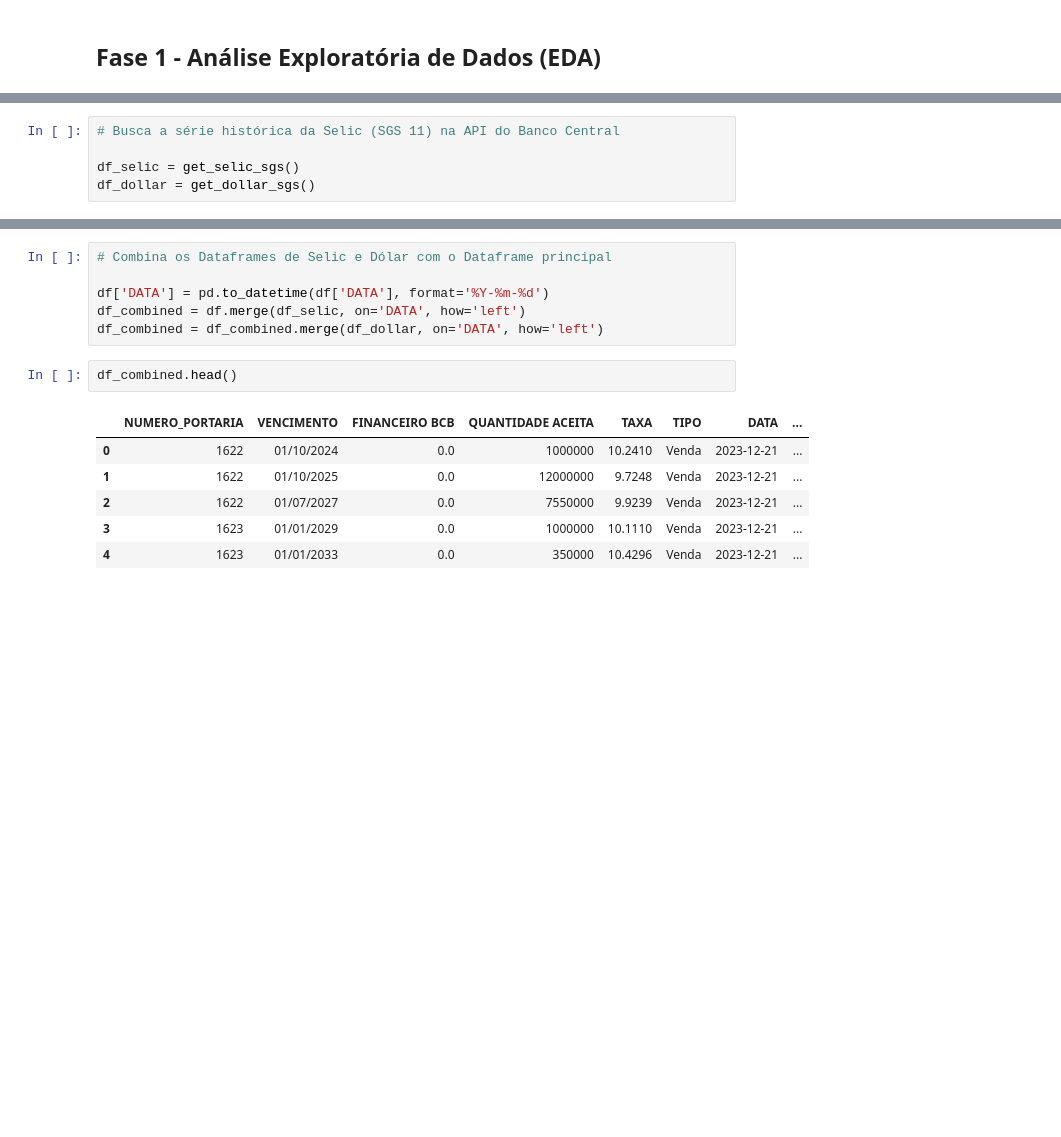
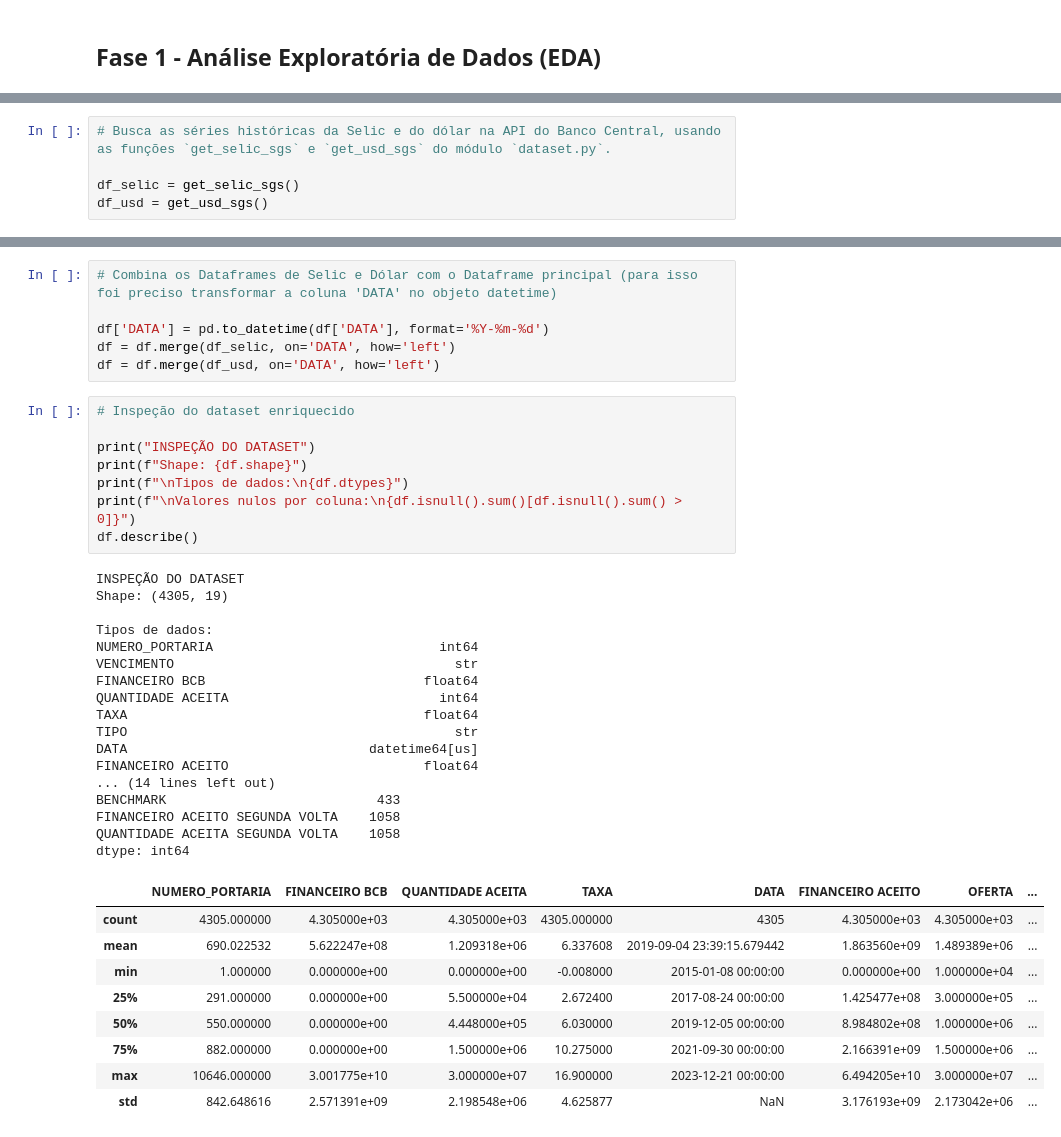
Before and after one commit to FelipeQue/brazilian-treasury-rate-prediction, a Jupyter notebook: notebooks/treasurycaster.ipynb, the cells around one changed output, grey strips where cells are left out. Saved outputs shown, nothing was run; the diff lists cells and outputs as text; blank space fills up the shorter version.

```diff
--- a/notebooks/treasurycaster.ipynb
+++ b/notebooks/treasurycaster.ipynb
@@ -73,6 +50,6 @@ dtype: int64
 # %%
-# Busca a série histórica da Selic (SGS 11) na API do Banco Central
+# Busca as séries históricas da Selic e do dólar na API do Banco Central, usando as funções `get_selic_sgs` e `get_usd_sgs` do módulo `dataset.py`.
 
 df_selic = get_selic_sgs()
-df_dollar = get_dollar_sgs()
+df_usd = get_usd_sgs()
 # %%
@@ -98,15 +72,41 @@ df_selic.head(), df_dollar.head(), df.head()
 # %%
-# Combina os Dataframes de Selic e Dólar com o Dataframe principal
+# Combina os Dataframes de Selic e Dólar com o Dataframe principal (para isso foi preciso transformar a coluna 'DATA' no objeto datetime)
 
 df['DATA'] = pd.to_datetime(df['DATA'], format='%Y-%m-%d')
-df_combined = df.merge(df_selic, on='DATA', how='left')
-df_combined = df_combined.merge(df_dollar, on='DATA', how='left')
+df = df.merge(df_selic, on='DATA', how='left')
+df = df.merge(df_usd, on='DATA', how='left')
 # %%
-df_combined.head()
+# Inspeção do dataset enriquecido
+
+print("INSPEÇÃO DO DATASET")
+print(f"Shape: {df.shape}")
+print(f"\nTipos de dados:\n{df.dtypes}")
+print(f"\nValores nulos por coluna:\n{df.isnull().sum()[df.isnull().sum() > 0]}")
+df.describe()
 # %% [output]
+INSPEÇÃO DO DATASET
+Shape: (4305, 19)
+
+Tipos de dados:
+NUMERO_PORTARIA                             int64
+VENCIMENTO                                    str
+FINANCEIRO BCB                            float64
+QUANTIDADE ACEITA                           int64
+TAXA                                      float64
+TIPO                                          str
+DATA                               datetime64[us]
+FINANCEIRO ACEITO                         float64
+... (14 lines left out)
+BENCHMARK                           433
+FINANCEIRO ACEITO SEGUNDA VOLTA    1058
+QUANTIDADE ACEITA SEGUNDA VOLTA    1058
+dtype: int64
-|  | NUMERO_PORTARIA | VENCIMENTO | FINANCEIRO BCB | QUANTIDADE ACEITA | TAXA | TIPO | DATA | ... |
-| 0 | 1622 | 01/10/2024 | 0.0 | 1000000 | 10.2410 | Venda | 2023-12-21 | ... |
-| 1 | 1622 | 01/10/2025 | 0.0 | 12000000 | 9.7248 | Venda | 2023-12-21 | ... |
-| 2 | 1622 | 01/07/2027 | 0.0 | 7550000 | 9.9239 | Venda | 2023-12-21 | ... |
-| 3 | 1623 | 01/01/2029 | 0.0 | 1000000 | 10.1110 | Venda | 2023-12-21 | ... |
-| 4 | 1623 | 01/01/2033 | 0.0 | 350000 | 10.4296 | Venda | 2023-12-21 | ... |
+|  | NUMERO_PORTARIA | FINANCEIRO BCB | QUANTIDADE ACEITA | TAXA | DATA | FINANCEIRO ACEITO | OFERTA | ... |
+| count | 4305.000000 | 4.305000e+03 | 4.305000e+03 | 4305.000000 | 4305 | 4.305000e+03 | 4.305000e+03 | ... |
+| mean | 690.022532 | 5.622247e+08 | 1.209318e+06 | 6.337608 | 2019-09-04 23:39:15.679442 | 1.863560e+09 | 1.489389e+06 | ... |
+| min | 1.000000 | 0.000000e+00 | 0.000000e+00 | -0.008000 | 2015-01-08 00:00:00 | 0.000000e+00 | 1.000000e+04 | ... |
+| 25% | 291.000000 | 0.000000e+00 | 5.500000e+04 | 2.672400 | 2017-08-24 00:00:00 | 1.425477e+08 | 3.000000e+05 | ... |
+| 50% | 550.000000 | 0.000000e+00 | 4.448000e+05 | 6.030000 | 2019-12-05 00:00:00 | 8.984802e+08 | 1.000000e+06 | ... |
+| 75% | 882.000000 | 0.000000e+00 | 1.500000e+06 | 10.275000 | 2021-09-30 00:00:00 | 2.166391e+09 | 1.500000e+06 | ... |
+| max | 10646.000000 | 3.001775e+10 | 3.000000e+07 | 16.900000 | 2023-12-21 00:00:00 | 6.494205e+10 | 3.000000e+07 | ... |
+| std | 842.648616 | 2.571391e+09 | 2.198548e+06 | 4.625877 | NaN | 3.176193e+09 | 2.173042e+06 | ... |
```
Also changed, not shown: parts of 13 cells of this notebook, 3 other files.
